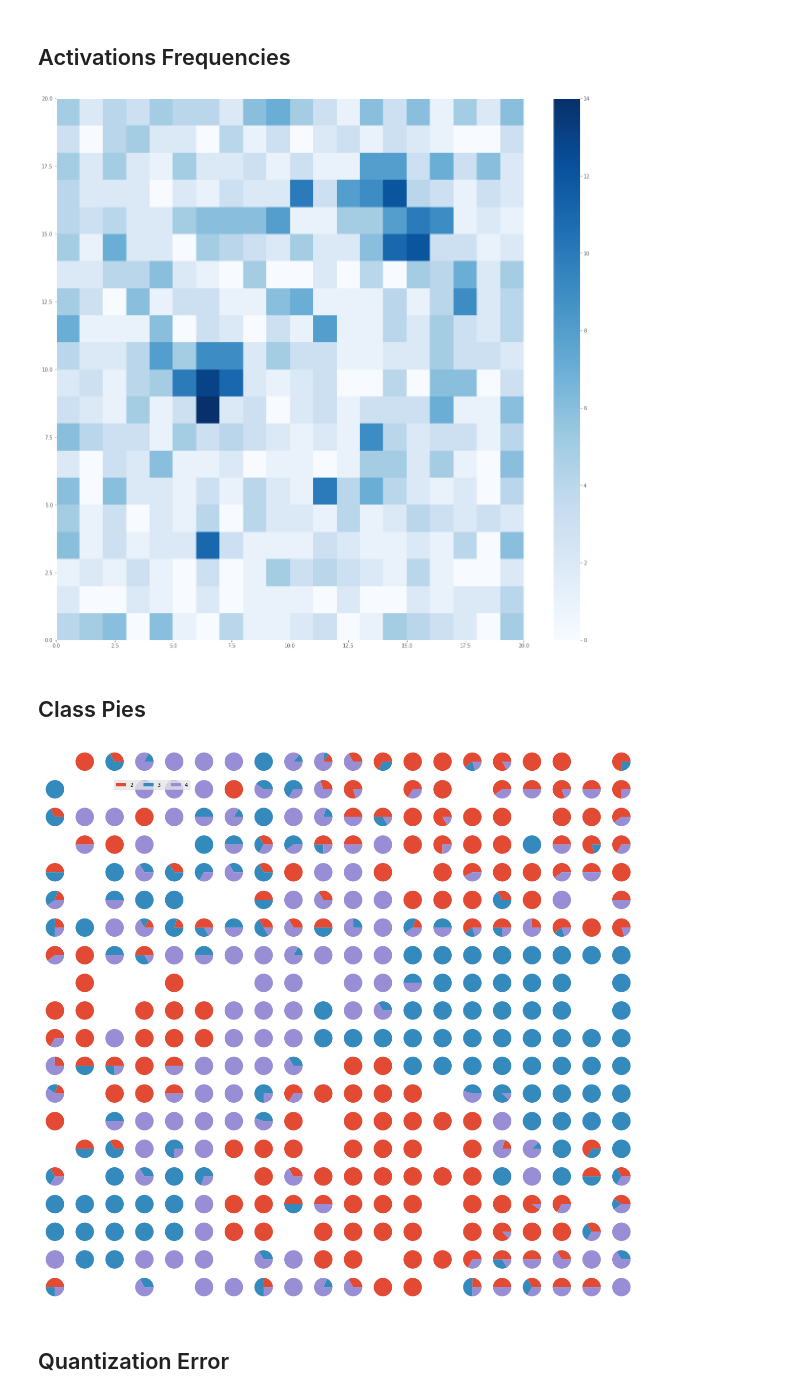
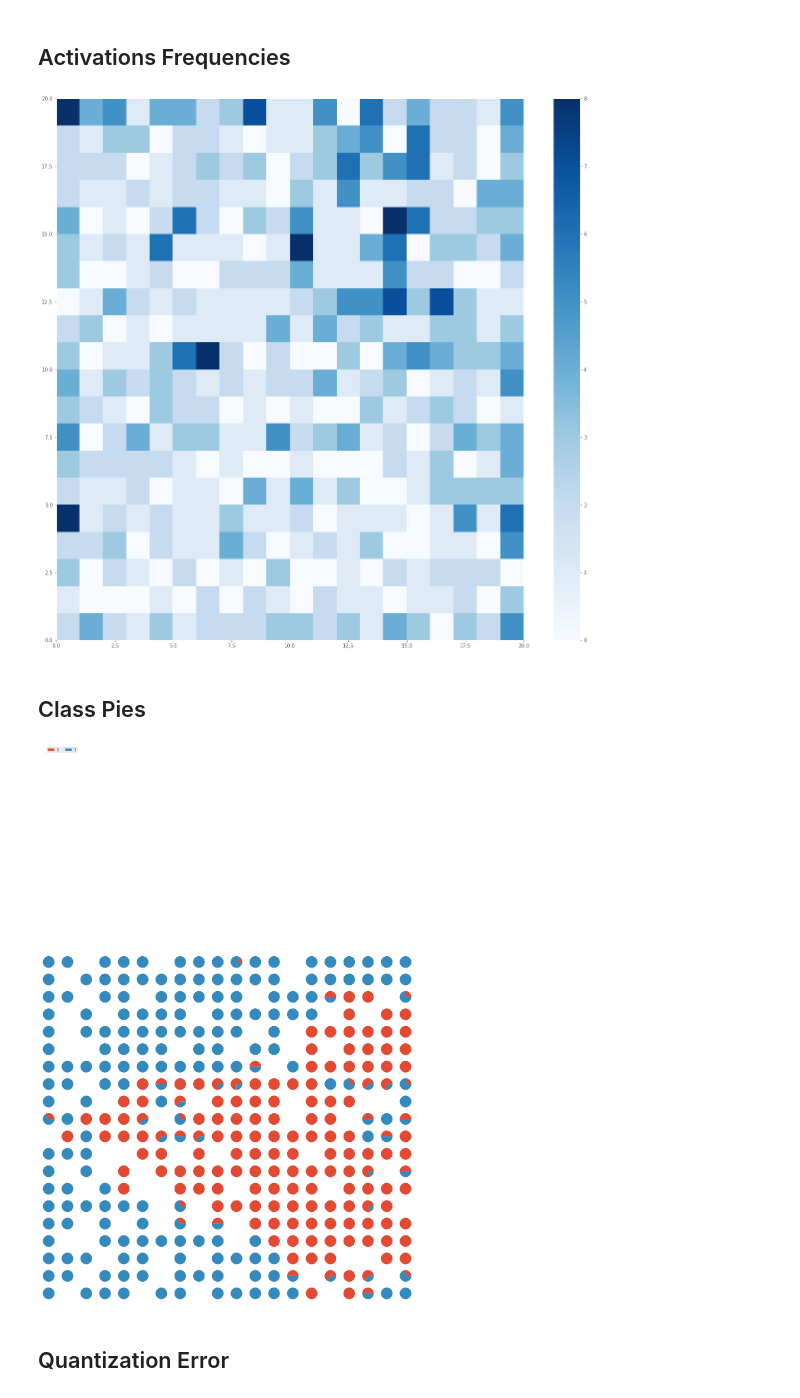
Before and after one commit to vatsalag99/northrop_cyber, a Jupyter notebook: SOM.ipynb, the cells around one changed output. Cells and saved outputs as stored; diff of their text form; code cells hidden in the pictures.

```diff
--- a/SOM.ipynb
+++ b/SOM.ipynb
@@ -28,8 +28,8 @@ df.head()
 5 rows × 34 columns
 # %%
 df_data = df.drop(columns=['subject', 'sessionIndex', 'rep'])
-X = df_data.iloc[:1200, :].values
-y = df["subject"].loc[:1199].values
+X = df_data.iloc[1:799, :].values
+y = df["subject"].loc[1:798].values
 df_data.head(), X, y, X.shape, y.size
 # %% [output]
 (   H.period  DD.period.t  UD.period.t     H.t  DD.t.i  UD.t.i     H.i  DD.i.e  \
@@ -56,7 +56,7 @@ from sklearn.preprocessing import MinMaxScaler, Normalizer
 
 #sc = MinMaxScaler(feature_range = (0,1))
 sc = Normalizer()
-X = sc.fit_transform(X)
+X_norm = sc.fit_transform(X)
 # %%
 # Training the Data
 
@@ -65,9 +65,9 @@ grid_y = 20
 sigma = 4.1
 
 som = MiniSom(grid_x, grid_y, 31, sigma, learning_rate=.5, neighborhood_function='bubble', random_seed=10)
-som.pca_weights_init(X)
+som.pca_weights_init(X_norm)
 print("Training...")
-som.train_batch(X, 10000, verbose=True)
+som.train_batch(X_norm, 10000, verbose=True)
 print("\n...Ready!")
 # %% [output]
 Training...
@@ -101,30 +100,30 @@ show()
 # %%
 plt.figure(figsize=(grid_x+1, grid_y))
 frequencies = np.zeros((grid_x, grid_y))
-for position, values in som.win_map(X).items():
+for position, values in som.win_map(X_norm).items():
     frequencies[position[0], position[1]] = len(values)
 plt.pcolor(frequencies, cmap='Blues')
 plt.colorbar()
 plt.show()
 # %% [output]
-[figure, old version]
+[figure, new version]
 # %% [markdown]
 ## Class Pies
 # %%
-labels_map = som.labels_map(X, y)
+labels_map = som.labels_map(X_norm, y)
 label_names = np.unique(y)
 
 plt.figure(figsize=(grid_x+1, grid_y))
 the_grid = GridSpec(grid_x, grid_y)
 for position in labels_map.keys():
     label_fracs = [labels_map[position][l] for l in label_names]
     plt.subplot(the_grid[6-position[1], position[0]], aspect=1)
     patches, texts = plt.pie(label_fracs)
 plt.legend(patches, label_names, bbox_to_anchor=(0, 19), ncol=3)
 plt.savefig('som_keystroke_pies.png')
 plt.show()
 # %% [output]
-[figure, old version]
+[figure, new version]
 # %% [markdown]
 ## Quantization Error
 # %%
```
Also changed, not shown: parts of 9 cells of this notebook, 7 other files.
